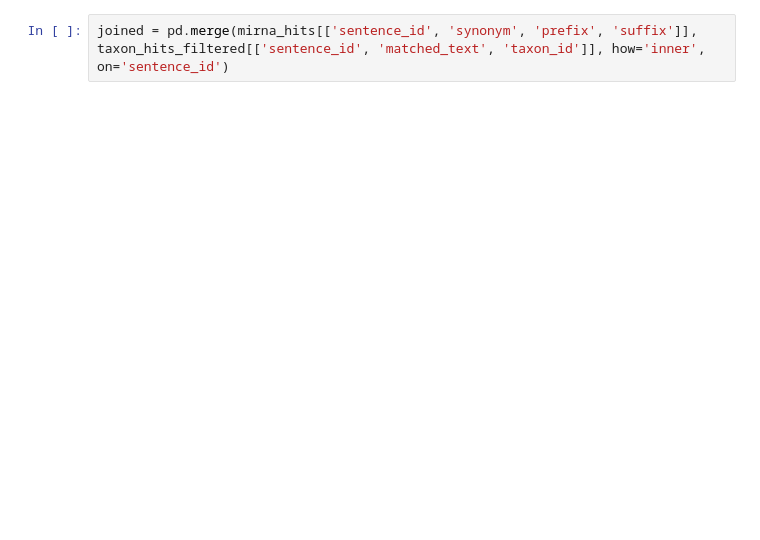
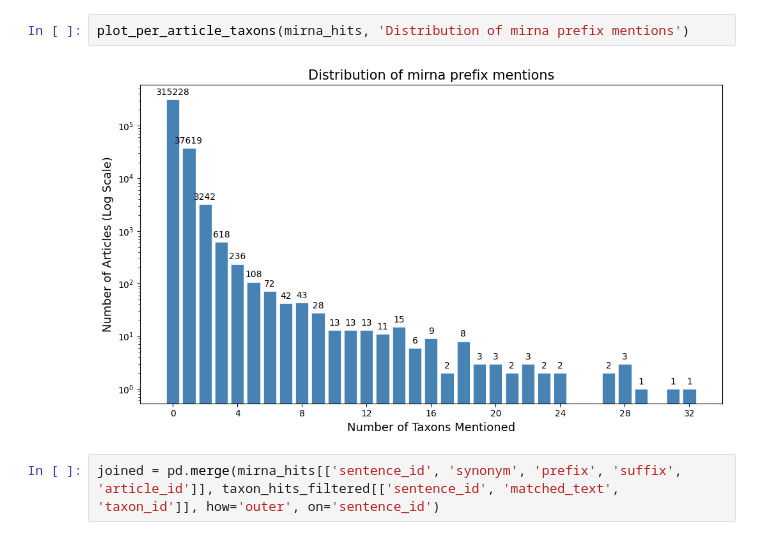
Before and after one commit to BeaquinBenefesis/Text-Mining, a Jupyter notebook: scripts/notebook.ipynb, the cells around one changed output. Saved outputs shown, nothing was run; the diff lists cells and outputs as text; blank space fills up the shorter version.

```diff
--- a/scripts/notebook.ipynb
+++ b/scripts/notebook.ipynb
@@ -89,4 +235,8 @@ mirna_hits.loc[~is_valid_prefix, "prefix"] = None
+# %%
+plot_per_article_taxons(mirna_hits, 'Distribution of mirna prefix mentions')
+# %% [output]
+[figure, added]
 # %%
-joined = pd.merge(mirna_hits[['sentence_id', 'synonym', 'prefix', 'suffix']], taxon_hits_filtered[['sentence_id', 'matched_text', 'taxon_id']], how='inner', on='sentence_id')
+joined = pd.merge(mirna_hits[['sentence_id', 'synonym', 'prefix', 'suffix', 'article_id']], taxon_hits_filtered[['sentence_id', 'matched_text', 'taxon_id']], how='outer', on='sentence_id')
 # %%
 tax_id_to_prefix = dict(zip(mirna_prefixes['id'], mirna_prefixes['prefix'] + '-'))
```
Also changed, not shown: parts of 28 cells of this notebook, 12 other files.
